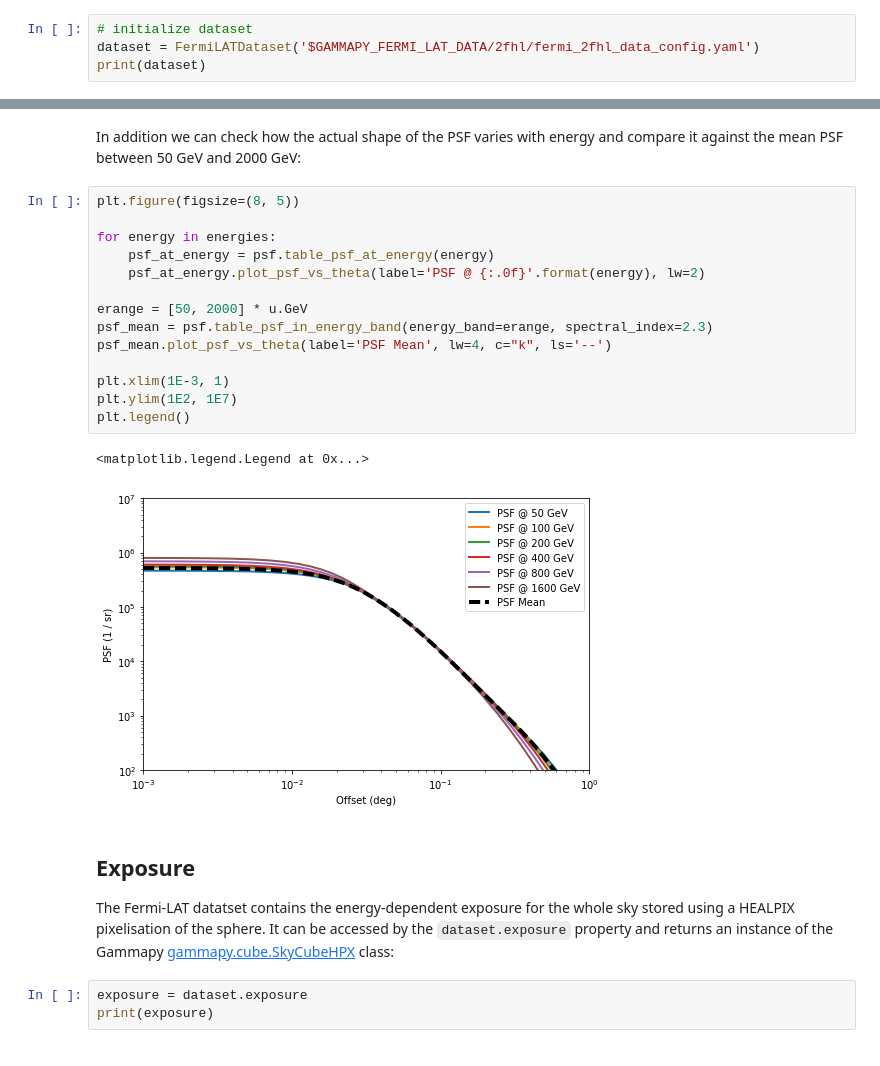
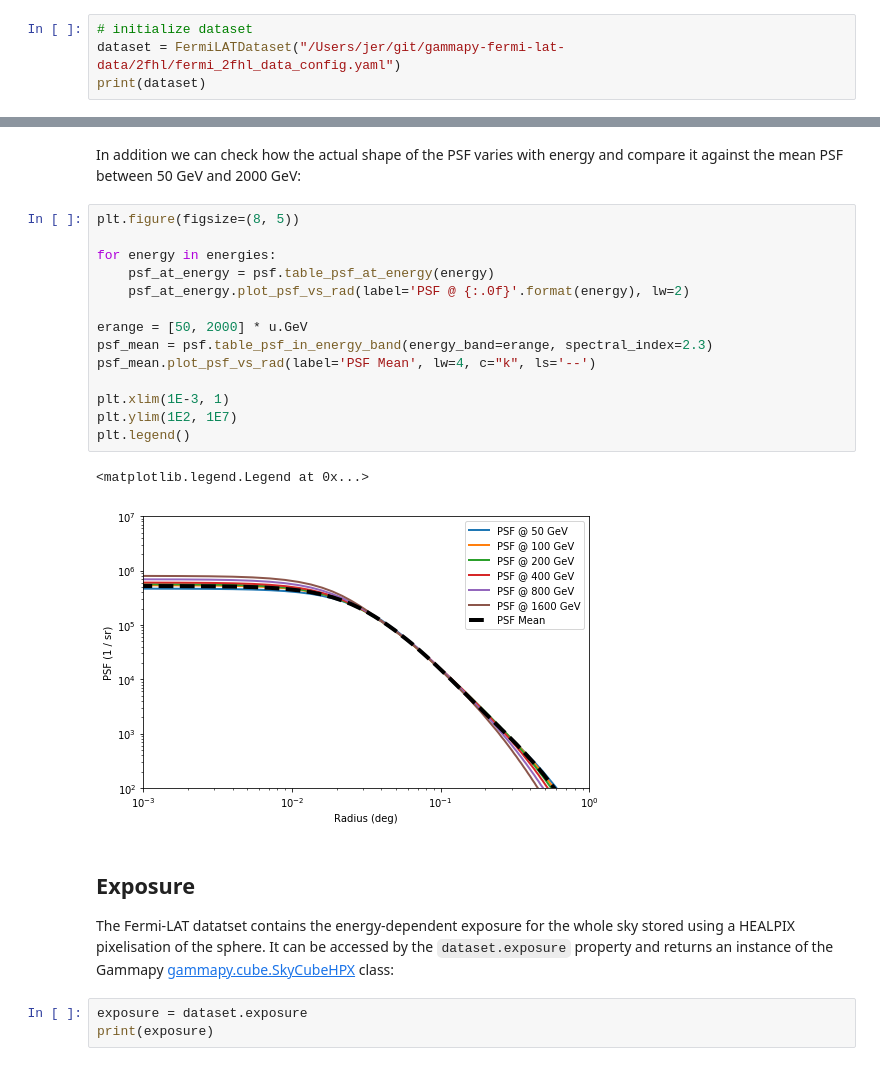
Before and after one commit to dcfidalgo/gammapy-extra, a Jupyter notebook: notebooks/data_fermi_lat.ipynb, the cells around one changed output, grey strips where cells are left out. Cells and saved outputs as stored; diff of their text form.

```diff
--- a/notebooks/data_fermi_lat.ipynb
+++ b/notebooks/data_fermi_lat.ipynb
@@ -43,5 +59,5 @@ So let's start with exploring the Fermi-LAT 2FHL dataset:
 # %%
 # initialize dataset
-dataset = FermiLATDataset('$GAMMAPY_FERMI_LAT_DATA/2fhl/fermi_2fhl_data_config.yaml')
+dataset = FermiLATDataset("/Users/jer/git/gammapy-fermi-lat-data/2fhl/fermi_2fhl_data_config.yaml")
 print(dataset)
 # %% [output]
@@ -159,23 +182,23 @@ In addition we can check how the actual shape of the PSF varies with energy and
 # %%
 plt.figure(figsize=(8, 5))
 
 for energy in energies:
     psf_at_energy = psf.table_psf_at_energy(energy)
-    psf_at_energy.plot_psf_vs_theta(label='PSF @ {:.0f}'.format(energy), lw=2)
+    psf_at_energy.plot_psf_vs_rad(label='PSF @ {:.0f}'.format(energy), lw=2)
 
 erange = [50, 2000] * u.GeV
 psf_mean = psf.table_psf_in_energy_band(energy_band=erange, spectral_index=2.3)
-psf_mean.plot_psf_vs_theta(label='PSF Mean', lw=4, c="k", ls='--')
+psf_mean.plot_psf_vs_rad(label='PSF Mean', lw=4, c="k", ls='--')
 
 plt.xlim(1E-3, 1)
 plt.ylim(1E2, 1E7)
 plt.legend()
 # %% [output]
 <matplotlib.legend.Legend at 0x...>
-[figure, old version]
+[figure, new version]
 # %% [markdown]
 ## Exposure
-The Fermi-LAT datatset contains the energy-dependent exposure for the whole sky stored using a HEALPIX pixelisation of the sphere. It can be accessed by the `dataset.exposure` property and returns an instance of the Gammapy [gammapy.cube.SkyCubeHPX]() class:
+The Fermi-LAT datatset contains the <span class="mark">energy-dependent exposure for the whole sky</span> stored using a HEALPIX pixelisation of the sphere. It can be accessed by the `dataset.exposure` property and returns an instance of the Gammapy [gammapy.cube.SkyCubeHPX]() class:
 # %%
 exposure = dataset.exposure
 print(exposure)
```
Also changed, not shown: parts of 14 cells of this notebook, 15 other files.
